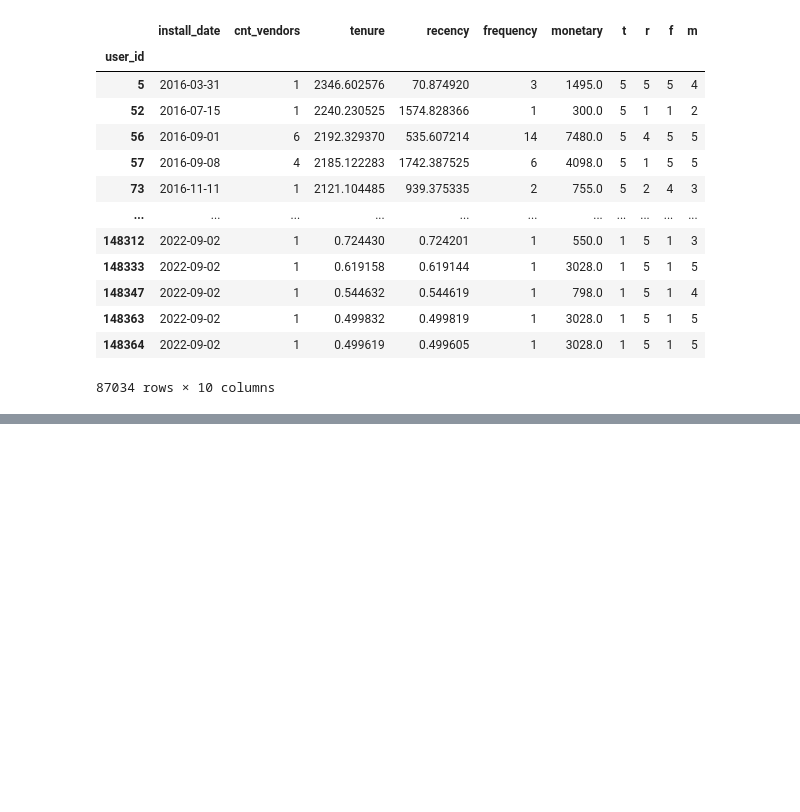
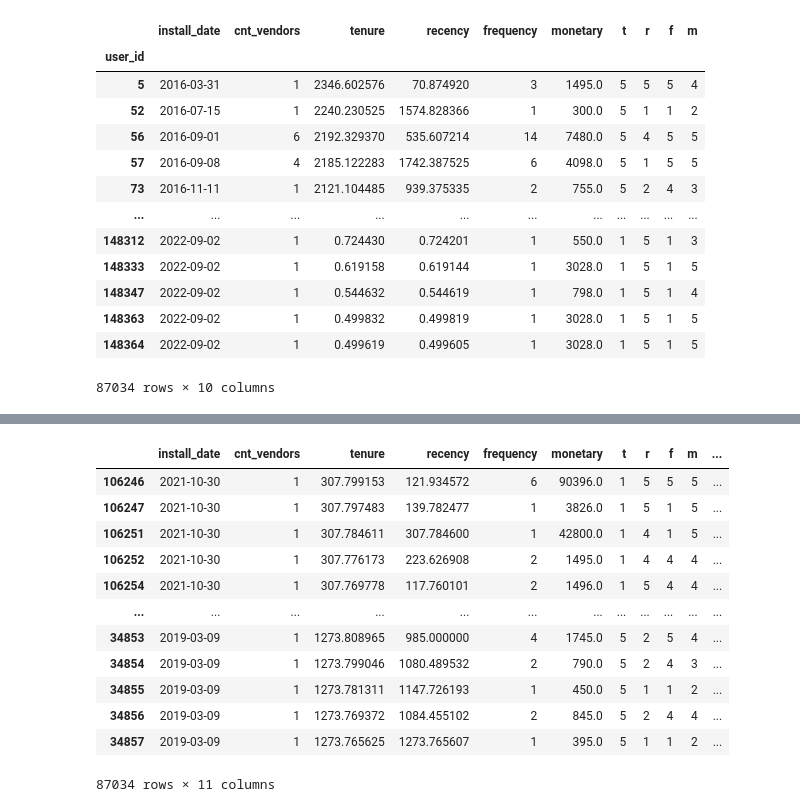
Before and after one commit to franciscogmm/scheduling-platform-segmentation, a Jupyter notebook: notebooks/segmentation_high_level.ipynb, the cells around one changed output, grey strips where cells are left out. Drawn from its saved outputs; the diff is of its cells as text; code cells hidden in the pictures; blank space fills up the shorter version.

Commit message:
score by tenure

```diff
--- a/notebooks/segmentation_high_level.ipynb
+++ b/notebooks/segmentation_high_level.ipynb
@@ -163,5 +118,3 @@ def generate_quantile_dictionary(pdf, quantile_list):
-# %%
-QUANTILE_LIST = [0.2, 0.4, 0.6, 0.8]
 # %%
 dict_quantile = generate_quantile_dictionary(pdf_user_level, QUANTILE_LIST) # save this into database
 dict_quantile
@@ -222,33 +158,0 @@ pdf_rfm_scored
-# %%
-def generate_trad_rf_segments(pdf, log=0, weighted=0):
-    """tag each user with traditional RF segments based on RWFM data
-
-    """
-    pdf_copy = deepcopy(pdf)
-    if log == 0:
-        sfx = '_log'
-    else:
-        sfx = ''
-
-    if weighted == 0:
-        recency = f'r{sfx}'
-    else:
-        recency = f'w{sfx}'
-
-    conditions = [
-        (pdf_copy[recency] >= 1) & (pdf_copy[recency] <= 2) & (pdf_copy[f'f{sfx}'] >= 1) & (pdf_copy[f'f{sfx}'] <= 2), # hibernating
-        (pdf_copy[recency] >= 1) & (pdf_copy[recency] <= 2) & (pdf_copy[f'f{sfx}'] >= 3) & (pdf_copy[f'f{sfx}'] <= 4), # at_risk
-        (pdf_copy[recency] >= 1) & (pdf_copy[recency] <= 2) & (pdf_copy[f'f{sfx}'] == 5), # cant_lose
-        (pdf_copy[recency] == 3) & (pdf_copy[f'f{sfx}'] >= 1) & (pdf_copy[f'f{sfx}'] <= 2), # about_to_sleep
-        (pdf_copy[recency] == 3) & (pdf_copy[f'f{sfx}'] == 3), # need_attention
-        (pdf_copy[recency] >= 3) & (pdf_copy[recency] <= 4) & (pdf_copy[f'f{sfx}'] >= 4) & (pdf_copy[f'f{sfx}'] <= 5), # loyal_customers
-        (pdf_copy[recency] == 4) & (pdf_copy[f'f{sfx}'] == 1), # promising
-        (pdf_copy[recency] == 5) & (pdf_copy[f'f{sfx}'] == 1), # new_customers
-        (pdf_copy[recency] >= 4) & (pdf_copy[recency] <= 5) & (pdf_copy[f'f{sfx}'] >= 2) & (pdf_copy[f'f{sfx}'] <= 3), # potential_loyalists
-        (pdf_copy[recency] == 5) & (pdf_copy[f'f{sfx}'] >= 4) & (pdf_copy[f'f{sfx}'] <= 5), # champions
-    ]
-
-    values = TRAD_RF_SEGMENTS_LIST
-    labels = np.select(conditions, values)
-
-    return labels
@@ -278,0 +159,17 @@ pdf_rfm_labeled
+# %%
+pdf_rfm_labeled = generate_trad_rf_segments(pdf_rfm_scored)
+pdf_rfm_labeled
+# %% [output]
+|  | install_date | cnt_vendors | tenure | recency | frequency | monetary | t | r | f | m | ... |
+| 106246 | 2021-10-30 | 1 | 307.799153 | 121.934572 | 6 | 90396.0 | 1 | 5 | 5 | 5 | ... |
+| 106247 | 2021-10-30 | 1 | 307.797483 | 139.782477 | 1 | 3826.0 | 1 | 5 | 1 | 5 | ... |
+| 106251 | 2021-10-30 | 1 | 307.784611 | 307.784600 | 1 | 42800.0 | 1 | 4 | 1 | 5 | ... |
+| 106252 | 2021-10-30 | 1 | 307.776173 | 223.626908 | 2 | 1495.0 | 1 | 4 | 4 | 4 | ... |
+| 106254 | 2021-10-30 | 1 | 307.769778 | 117.760101 | 2 | 1496.0 | 1 | 5 | 4 | 4 | ... |
+| ... | ... | ... | ... | ... | ... | ... | ... | ... | ... | ... | ... |
+| 34853 | 2019-03-09 | 1 | 1273.808965 | 985.000000 | 4 | 1745.0 | 5 | 2 | 5 | 4 | ... |
+| 34854 | 2019-03-09 | 1 | 1273.799046 | 1080.489532 | 2 | 790.0 | 5 | 2 | 4 | 3 | ... |
+| 34855 | 2019-03-09 | 1 | 1273.781311 | 1147.726193 | 1 | 450.0 | 5 | 1 | 1 | 2 | ... |
+| 34856 | 2019-03-09 | 1 | 1273.769372 | 1084.455102 | 2 | 845.0 | 5 | 2 | 4 | 4 | ... |
+| 34857 | 2019-03-09 | 1 | 1273.765625 | 1273.765607 | 1 | 395.0 | 5 | 1 | 1 | 2 | ... |
+87034 rows × 11 columns
```
Also changed, not shown: parts of 8 cells of this notebook, 1 other file.
